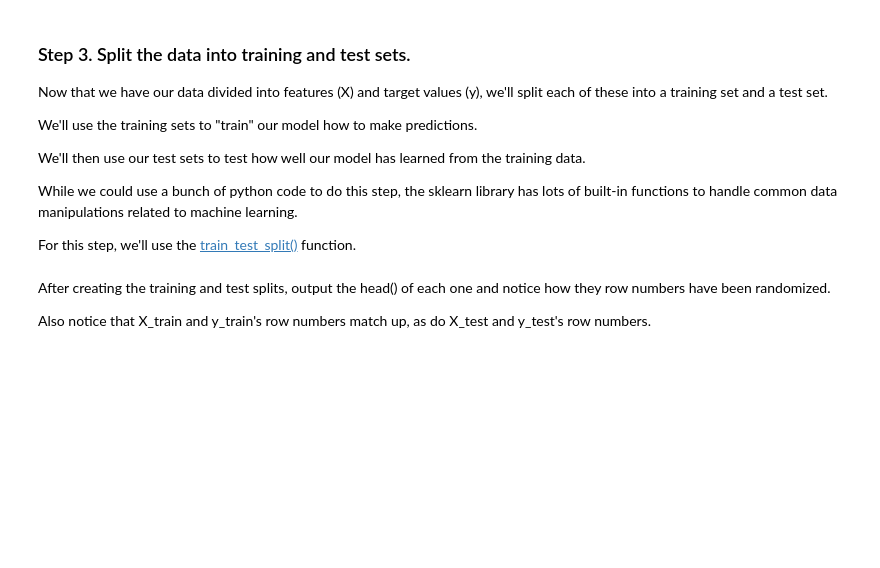
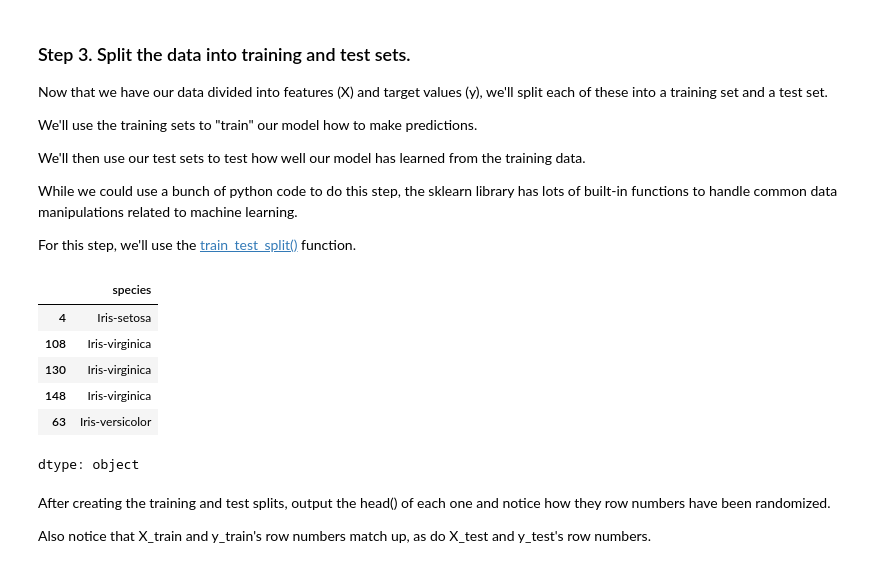
Before and after one commit to congardiner/ML-Projects, a Jupyter notebook: notebooks/Exploration_04.ipynb, the cells around one changed output. Saved outputs shown, nothing was run; the diff lists cells and outputs as text; code cells hidden in the pictures; blank space fills up the shorter version.

```diff
--- a/notebooks/Exploration_04.ipynb
+++ b/notebooks/Exploration_04.ipynb
@@ -111,9 +164,28 @@ For this step, we'll use the [train_test_split()](https://scikit-learn.org/stabl
 # %%
 # Import and use the train_test_split() function to split the X and y
 # dataframes into training and test sets.
 #
 # The training data should contain 80% of the samples and
+# Import and use the train_test_split() function to split the X and y
+# dataframes into training and test sets.
+#
+# The training data should contain 80% of the samples and
 # the test data should contain 20% of the samples.
+
+from sklearn.model_selection import train_test_split
+
+X_train, X_test, y_train, y_test = train_test_split(X, y, test_size=0.2)
+
+X_train.head()
+y_train.head()
+# %% [output]
+|  | species |
+| 4 | Iris-setosa |
+| 108 | Iris-virginica |
+| 130 | Iris-virginica |
+| 148 | Iris-virginica |
+| 63 | Iris-versicolor |
+dtype: object
 # %% [markdown]
 After creating the training and test splits, output the head() of each one and notice how they row numbers have been randomized.
 
```
Also changed, not shown: parts of 6 cells of this notebook.
